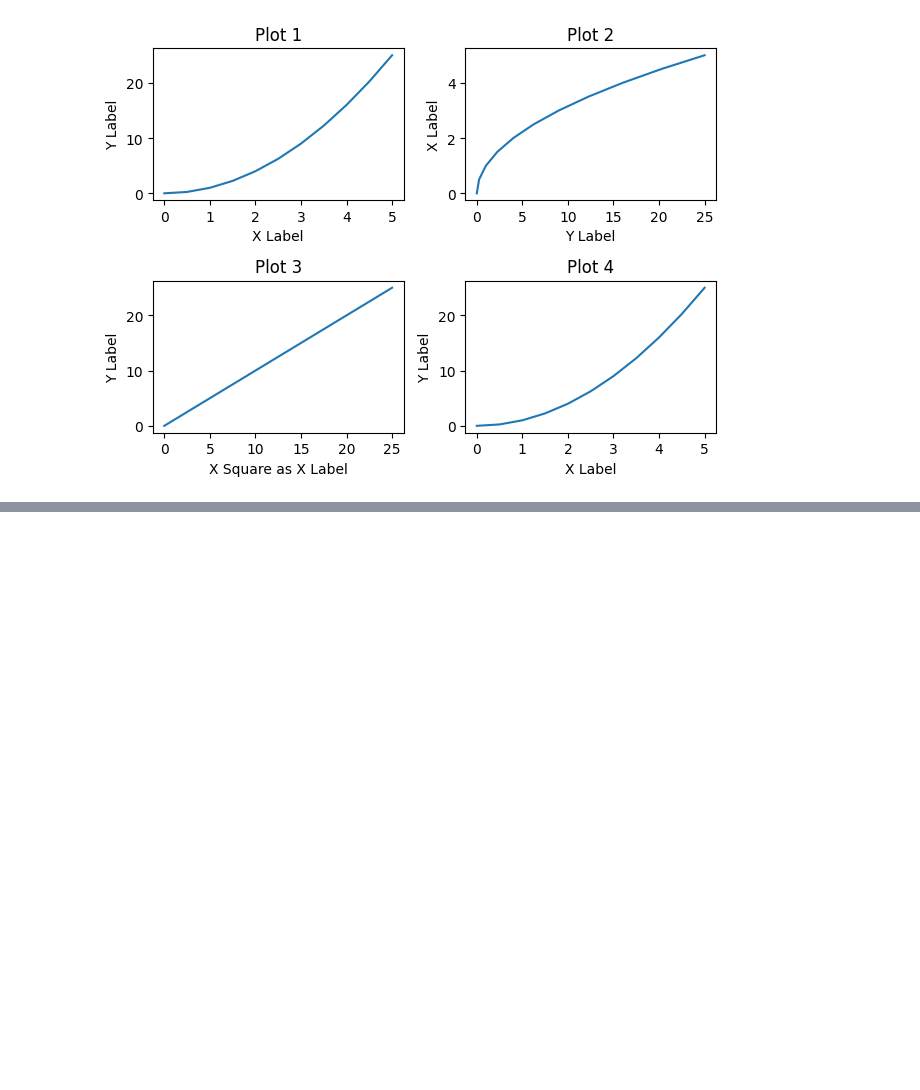
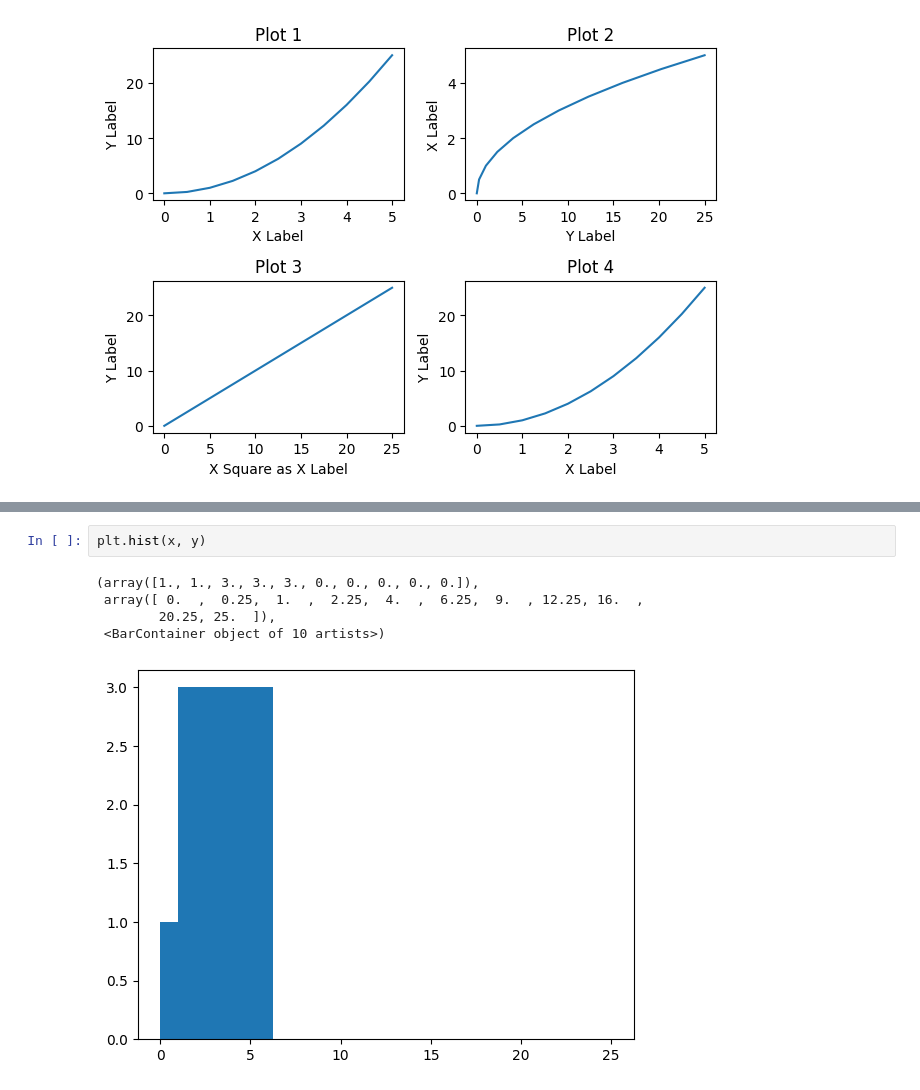
Before and after one commit to muhammadsulaimandata/Learnings, a Jupyter notebook: Python/Data_Visualization/01_matplotlib.ipynb, the cells around one changed output, grey strips where cells are left out. Saved outputs shown, nothing was run; the diff lists cells and outputs as text; blank space fills up the shorter version.

```diff
--- a/Python/Data_Visualization/01_matplotlib.ipynb
+++ b/Python/Data_Visualization/01_matplotlib.ipynb
@@ -56,0 +86,8 @@ plt.show()
+# %%
+plt.hist(x, y)
+# %% [output]
+(array([1., 1., 3., 3., 3., 0., 0., 0., 0., 0.]),
+ array([ 0.  ,  0.25,  1.  ,  2.25,  4.  ,  6.25,  9.  , 12.25, 16.  ,
+        20.25, 25.  ]),
+ <BarContainer object of 10 artists>)
+[figure, added]
```
Also changed, not shown: parts of 8 cells of this notebook.
